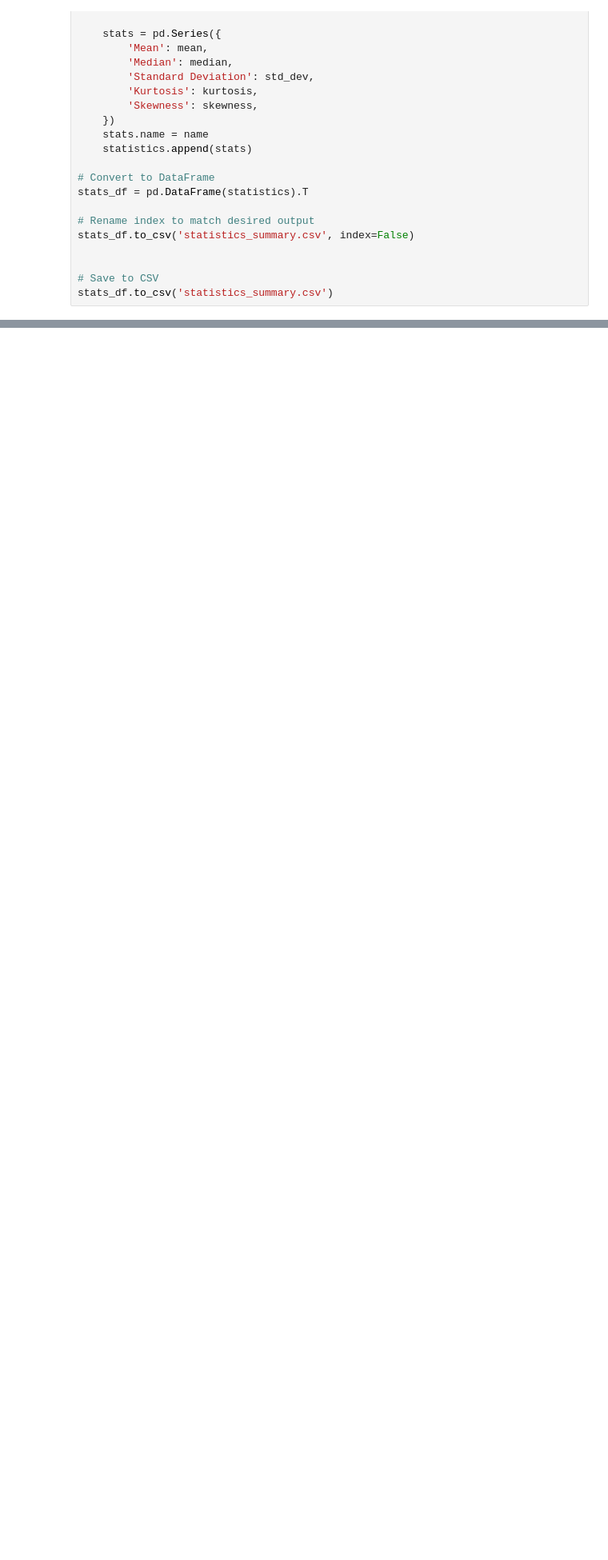
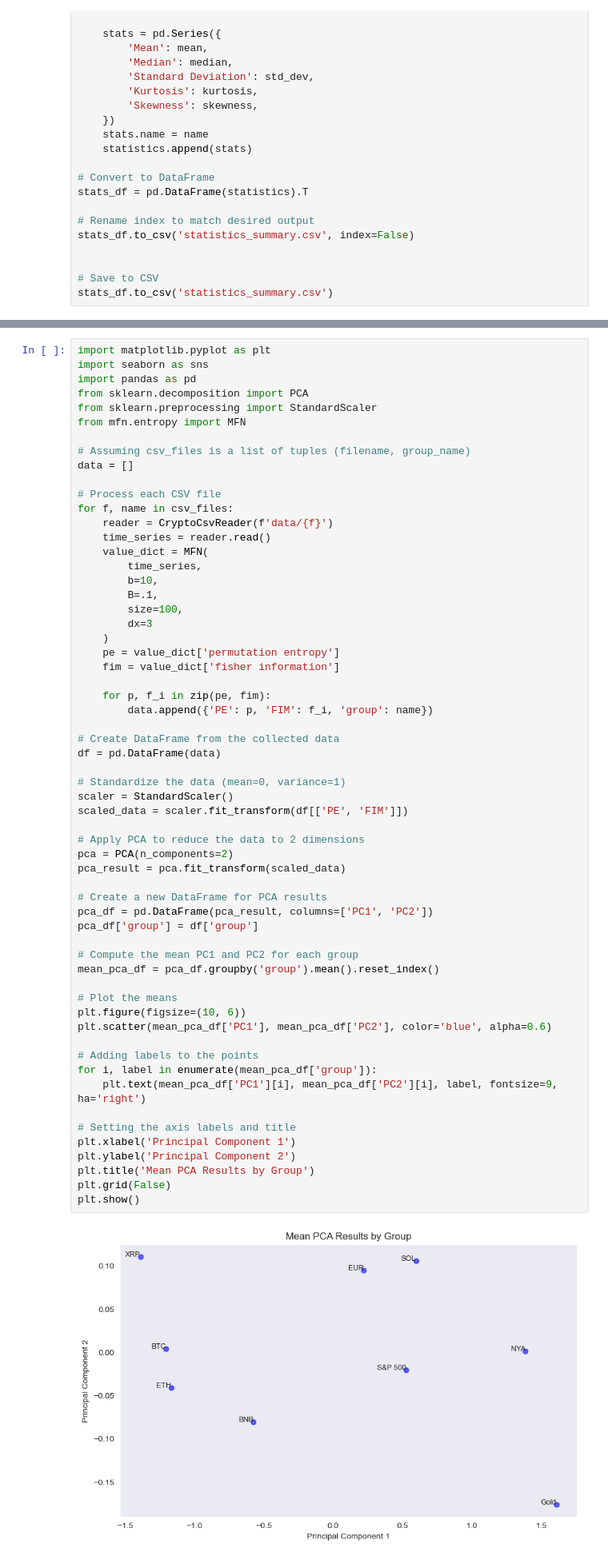
Before and after one commit to Traivok/bss, a Jupyter notebook: main.ipynb, the cells around one changed output, grey strips where cells are left out. Shown at 80% size. Cells and saved outputs as stored; diff of their text form; blank space fills up the shorter version.

```diff
--- a/main.ipynb
+++ b/main.ipynb
@@ -240,0 +255,62 @@ plt.show()
+# %%
+import matplotlib.pyplot as plt
+import seaborn as sns
+import pandas as pd
+from sklearn.decomposition import PCA
+from sklearn.preprocessing import StandardScaler
+from mfn.entropy import MFN
+
+# Assuming csv_files is a list of tuples (filename, group_name)
+data = []
+
+# Process each CSV file
+for f, name in csv_files:
+    reader = CryptoCsvReader(f'data/{f}')
+    time_series = reader.read()
+    value_dict = MFN(
+        time_series,
+        b=10,
+        B=.1,
+        size=100,
+        dx=3
+    )
+    pe = value_dict['permutation entropy']
+    fim = value_dict['fisher information']
+
+    for p, f_i in zip(pe, fim):
+        data.append({'PE': p, 'FIM': f_i, 'group': name})
+
+# Create DataFrame from the collected data
+df = pd.DataFrame(data)
+
+# Standardize the data (mean=0, variance=1)
+scaler = StandardScaler()
+scaled_data = scaler.fit_transform(df[['PE', 'FIM']])
+
+# Apply PCA to reduce the data to 2 dimensions
+pca = PCA(n_components=2)
+pca_result = pca.fit_transform(scaled_data)
+
+# Create a new DataFrame for PCA results
+pca_df = pd.DataFrame(pca_result, columns=['PC1', 'PC2'])
+pca_df['group'] = df['group']
+
+# Compute the mean PC1 and PC2 for each group
+mean_pca_df = pca_df.groupby('group').mean().reset_index()
+
+# Plot the means
+plt.figure(figsize=(10, 6))
+plt.scatter(mean_pca_df['PC1'], mean_pca_df['PC2'], color='blue', alpha=0.6)
+
+# Adding labels to the points
+for i, label in enumerate(mean_pca_df['group']):
+    plt.text(mean_pca_df['PC1'][i], mean_pca_df['PC2'][i], label, fontsize=9, ha='right')
+
+# Setting the axis labels and title
+plt.xlabel('Principal Component 1')
+plt.ylabel('Principal Component 2')
+plt.title('Mean PCA Results by Group')
+plt.grid(False)
+plt.show()
+# %% [output]
+[figure, added]
```
Also changed, not shown: parts of 5 cells of this notebook, 13 other files.
